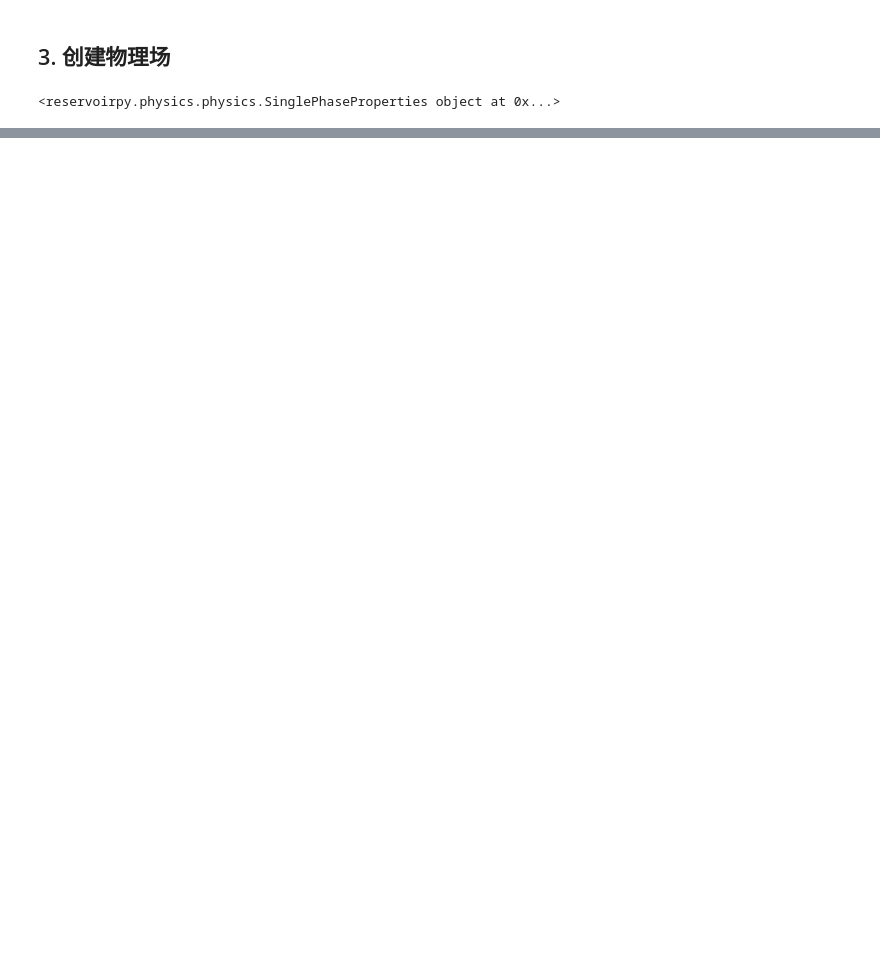
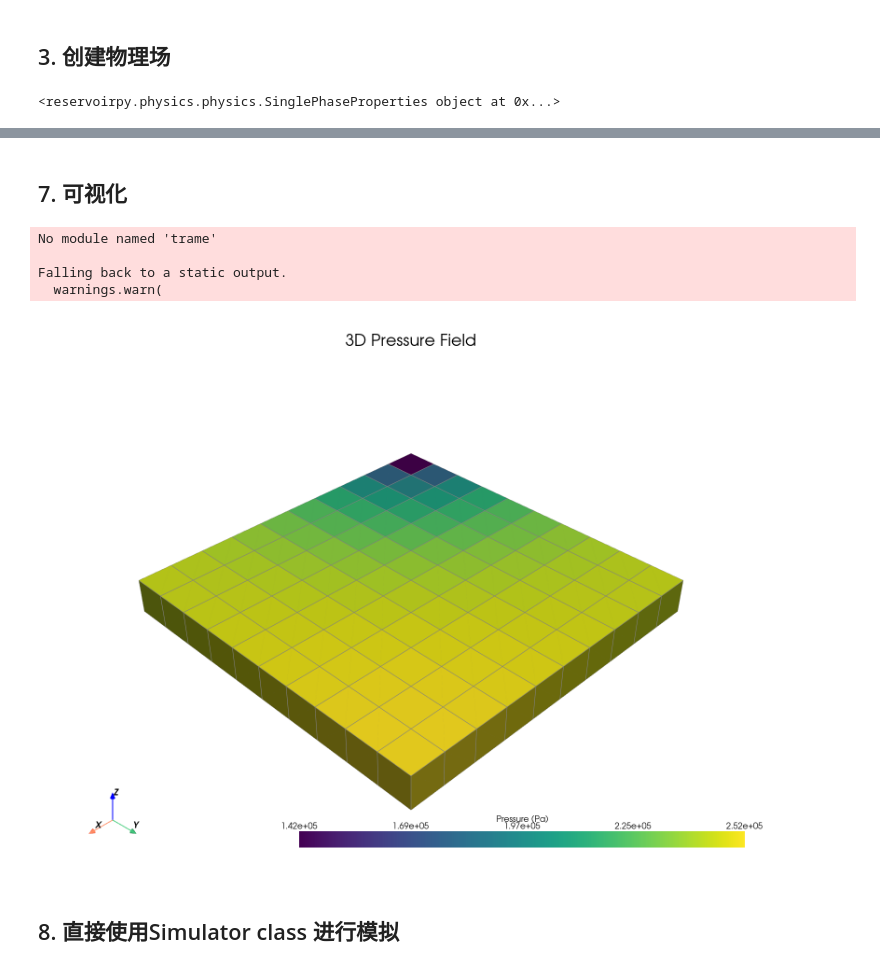
Before and after one commit to ZhenglongChen-code/reservoirpy, a Jupyter notebook: examples/single_phase.ipynb, the cells around one changed output, grey strips where cells are left out. Drawn from its saved outputs; the diff is of its cells as text; code cells hidden in the pictures; blank space fills up the shorter version.

```diff
--- a/examples/single_phase.ipynb
+++ b/examples/single_phase.ipynb
@@ -62,6 +74,12 @@ print( physics)
 # %%
 
-plotter_3d = create_3d_plotter(mesh)
-permeability_plotter = plotter_3d.plot_permeability_field_3d(physics.permeability[:, :, :, 0] / physics.mD_to_m2, "3D Permeability Field")
-permeability_plotter.show()
+# 验证井配置是否有效
+for well_config in config['wells']:
+    if not validate_well_config(well_config, mesh):
+        print("Invalid well configuration:", well_config)
+    else:
+        print("Valid well configuration:", well_config)
+
+well_manager = WellManager(mesh, config['wells'])
+print(well_manager)
 # %% [output]
@@ -72,0 +101,6 @@ Falling back to a static output.
+# %%
+
+discretizer = FVMDiscretizer(mesh, physics)
+pressure = np.ones(mesh.n_cells) * config['simulation']['initial_pressure']
+A, b = discretizer.discretize_single_phase(config['simulation']['dt'], pressure, well_manager)
+print(A.shape, b.shape)
@@ -72,0 +111,23 @@ Falling back to a static output.
+# %%
+for t in range(50):  # 只运行50个时间步进行测试
+    # print(f"Time step {t}")
+    # 6. 模拟
+    pressure_new = discretizer.solve_linear_system(A, b)
+
+    # print("Pressure:", pressure_new)
+
+    # 检查是否有nan值
+    if np.any(np.isnan(pressure_new)):
+        print("NaN detected! Breaking simulation.")
+        break
+
+    # 更新网格单元中的压力值
+    for i, cell in enumerate(mesh.cell_list):
+        cell.press = pressure_new[i]
+
+    # 8. A, b 更新
+    A, b = discretizer.discretize_single_phase(config['simulation']['dt'], pressure_new, well_manager)
+    pressure = pressure_new.copy()
+
+print(f"Simulation completed after {t+1} time steps.")
+print("Final pressure:", pressure)
@@ -72,0 +152,14 @@ Falling back to a static output.
+# %% [markdown]
+## 7. 可视化
+# %%
+plotter_3d = create_3d_plotter(mesh)
+pv_plotter = plotter_3d.plot_pressure_field_3d(pressure_new, "3D Pressure Field")
+pv_plotter.show()
+# %% [output]
+No module named 'trame'
+
+Falling back to a static output.
+  warnings.warn(
+[figure, added]
+# %% [markdown]
+## 8. 直接使用Simulator class 进行模拟
```
Also changed, not shown: parts of 10 cells of this notebook, 17 other files.
